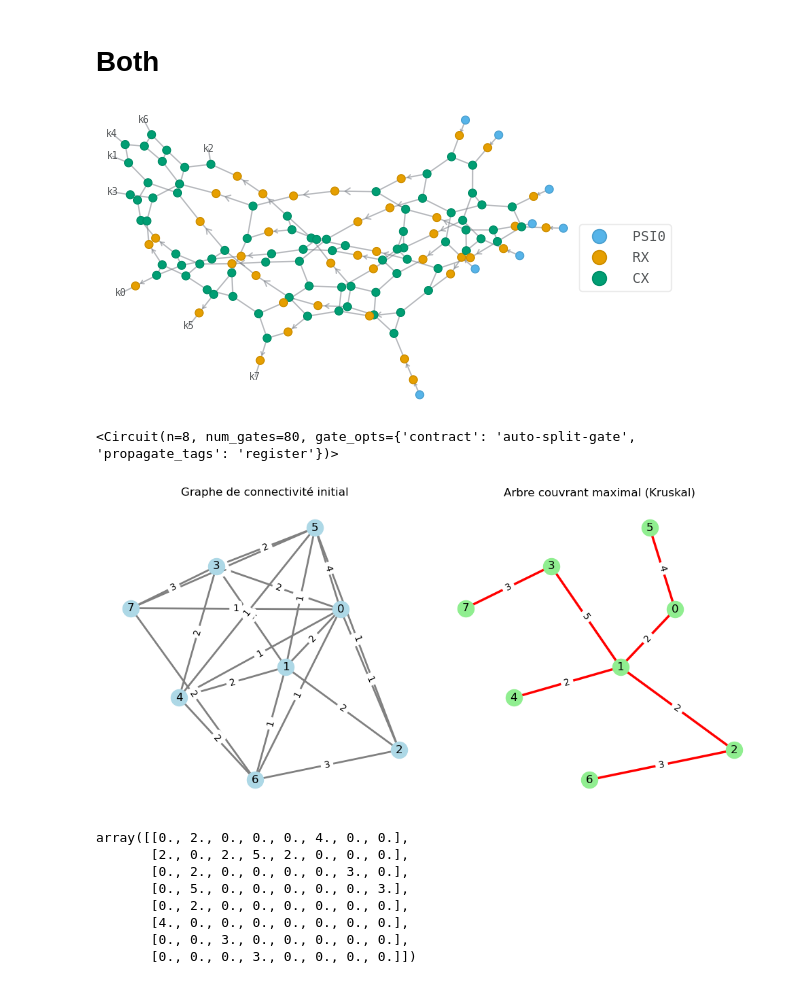
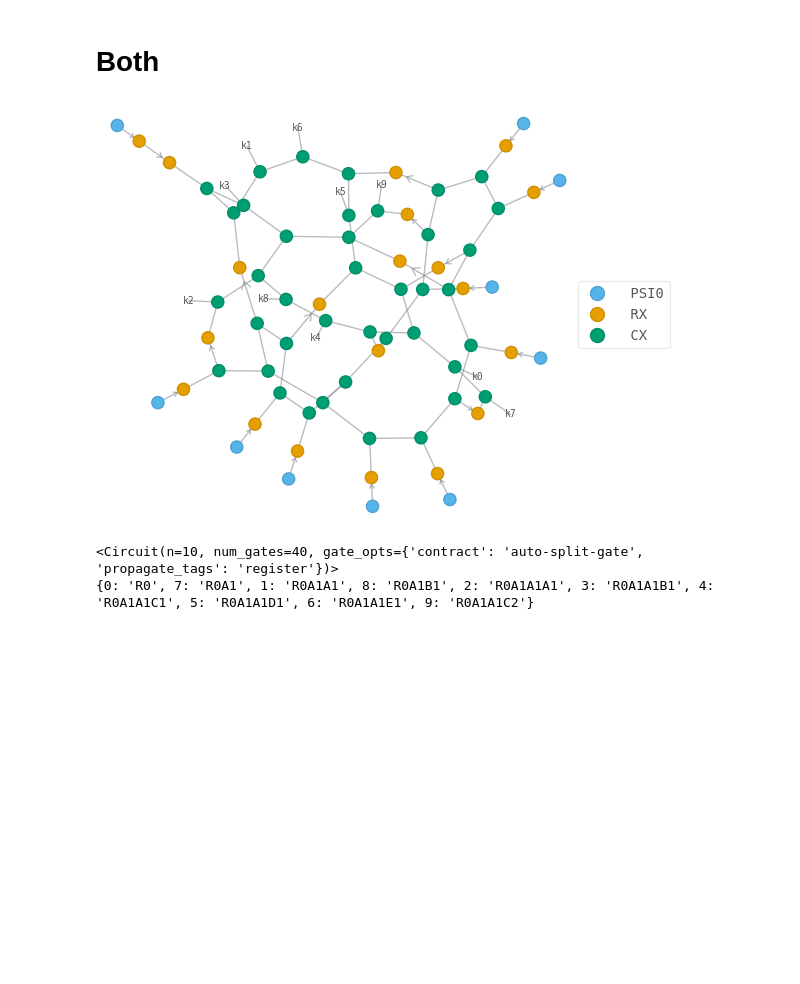
Before and after one commit to quantum-brutus/Tensor_Networks_topology, a Jupyter notebook: random_tree_benchmark.ipynb, the cells around one changed output. Drawn from its saved outputs; the diff is of its cells as text; code cells hidden in the pictures; blank space fills up the shorter version.

Commit message:
tree mps comparison

```diff
--- a/random_tree_benchmark.ipynb
+++ b/random_tree_benchmark.ipynb
@@ -46,7 +46,7 @@ def generate_semi_random_entangled_circuits(num_qubits, num_layers, seed = None,
 
 #circuit = generate_semi_random_entangled_circuits(num_qubits=num_qubits, num_layers=num_layers)
 
-def plot_connectivity_and_max_mst(circ, return_adjacency_matrix=False, plot = True):
+def plot_connectivity_and_max_mst(circ, return_adjacency_matrix=False, plot = False):
 
     G = nx.Graph()
     edge_weights = defaultdict(int)
@@ -208,9 +207,13 @@ class Tree:
         path = []
 
         previous_node = node
+        cpt = 0
         while previous_node != last_common_node:
             path.append(self.to_str(previous_node))
             previous_node = self.get_previous_node(previous_node)
+            cpt += 1
+            if cpt > 100:
+                raise Exception('cpt abvoe 100')
 
         path.append(self.to_str(last_common_node))
         return path
@@ -447,9 +450,9 @@ class Node:
                 self.childrens.append(dic[i])
 
 
-def tree_from_matrix(matrix,root):
+def tree_from_matrix(matrix,root,max_bond=None):
     R0 = Node(index='R0',up = None)
-    tree = Tree(R0)
+    tree = Tree(R0,max_bond=max_bond)
 
     trad_dic = {0:'R0'}
 
@@ -491,13 +494,17 @@ def tree_from_matrix(matrix,root):
                 #create Node
                 if nb_enfants == 1:
                     # print(index,' has one child')
-                    node_index = trad_dic[index][:-1]+str(int(trad_dic[index][-1])+1)
+                    # fix shlag
+                    if trad_dic[index] == 'R0':
+                        node_index = trad_dic[index] + chr(ord('@')+1)+str(1)
+                    else:
+                        node_index = trad_dic[index][:-1]+str(int(trad_dic[index][-1])+1)
                 if nb_enfants > 1:
                     # print(index,' has ',nb_enfants,' childrens')
                     node_index = trad_dic[index] + chr(ord('@')+enfants.index(i)+1)+str(1)
                 node = Node(index=node_index,up=trad_dic[index])
+                # print('adding node with index ',node_index,' and parent ',trad_dic[index],' to tree')
                 tree.add(node)
-                # print('added node with index ',node_index,' and parent ',trad_dic[index],' to tree')
 
                 # print('parent ',trad_dic[index])
                 # print(' current child ',node_index)
@@ -509,25 +516,18 @@ def tree_from_matrix(matrix,root):
 # Both
 # %%
 circ = generate_random_entangled_circuits(
-    num_qubits=8,
-    num_layers=5,
+    num_qubits=10,
+    num_layers=2,
     seed1=123,
     seed2=453,
     plot=True
 )
 
 G, mst, adj = plot_connectivity_and_max_mst(circ, return_adjacency_matrix=True)
 
-adj
+tree,trad_dic = tree_from_matrix(adj,0)
+print(trad_dic)
 # %% [output]
-[figure, old version]
+[figure, new version]
-<Circuit(n=8, num_gates=80, gate_opts={'contract': 'auto-split-gate', 'propagate_tags': 'register'})>
+<Circuit(n=10, num_gates=40, gate_opts={'contract': 'auto-split-gate', 'propagate_tags': 'register'})>
+{0: 'R0', 7: 'R0A1', 1: 'R0A1A1', 8: 'R0A1B1', 2: 'R0A1A1A1', 3: 'R0A1A1B1', 4: 'R0A1A1C1', 5: 'R0A1A1D1', 6: 'R0A1A1E1', 9: 'R0A1A1C2'}
-[figure, removed]
-array([[0., 2., 0., 0., 0., 4., 0., 0.],
-       [2., 0., 2., 5., 2., 0., 0., 0.],
-       [0., 2., 0., 0., 0., 0., 3., 0.],
-       [0., 5., 0., 0., 0., 0., 0., 3.],
-       [0., 2., 0., 0., 0., 0., 0., 0.],
-       [4., 0., 0., 0., 0., 0., 0., 0.],
-       [0., 0., 3., 0., 0., 0., 0., 0.],
-       [0., 0., 0., 3., 0., 0., 0., 0.]])
```
Also changed, not shown: parts of 4 cells of this notebook.
